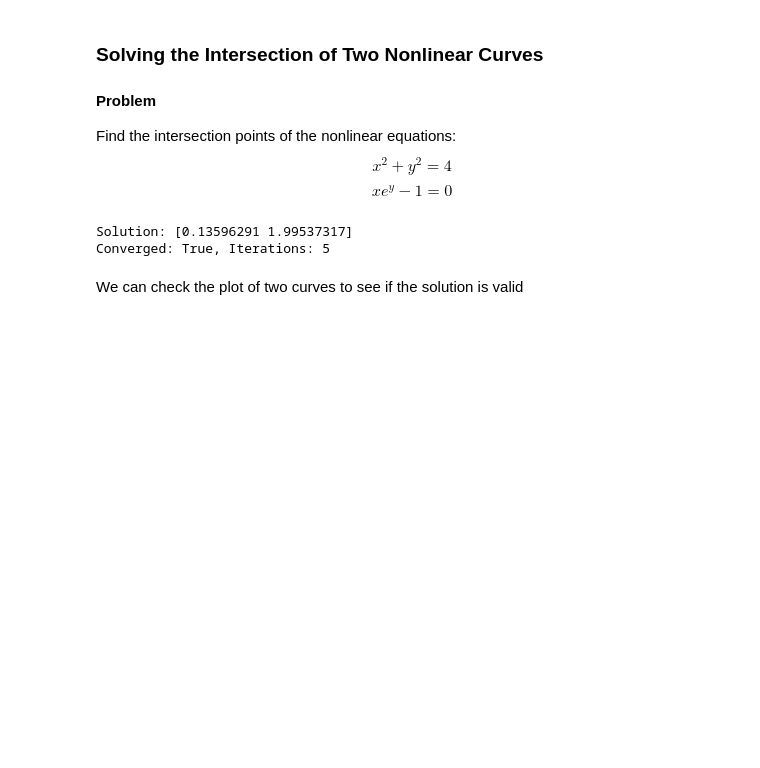
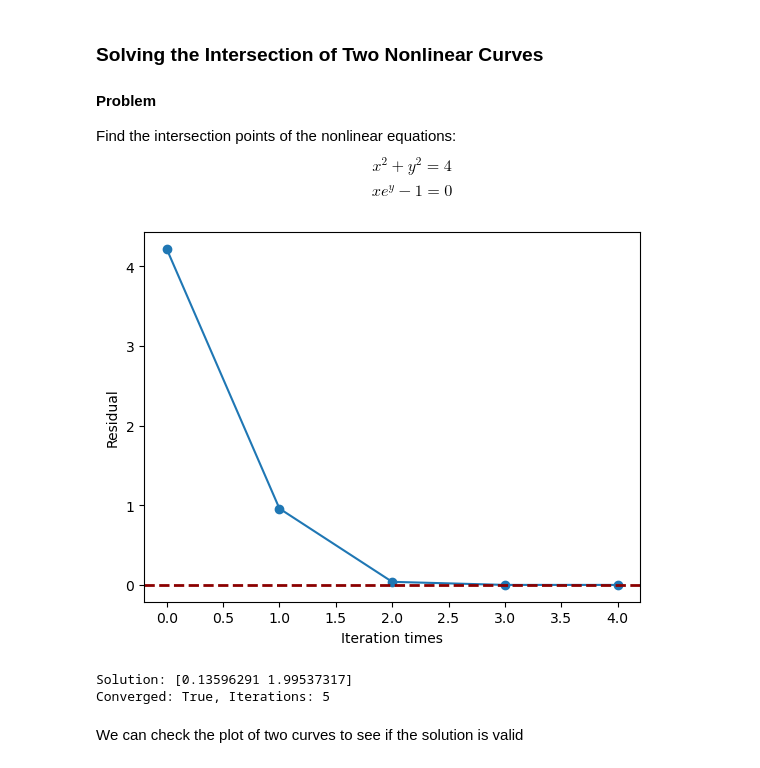
Before and after one commit to xxTianyan/Assignment1, a Jupyter notebook: Newton_Method/examples.ipynb, the cells around one changed output. Saved outputs shown, nothing was run; the diff lists cells and outputs as text; code cells hidden in the pictures; blank space fills up the shorter version.

Commit message:
show the convergence plot ability of the solver

```diff
--- a/Newton_Method/examples.ipynb
+++ b/Newton_Method/examples.ipynb
@@ -7,25 +7,26 @@ $$xe^y-1=0$$
 # %%
 import numpy as np
 from function import NewtonSolver
 
 def func(x):
     return np.array([
         x[0]**2 + x[1]**2 - 4,  # Circle equation
         x[0] * np.exp(x[1]) - 1 # Exponential equation
     ])
 
 def jac(x):
     return np.array([
         [2*x[0], 2*x[1]],        # Derivatives of f1
         [np.exp(x[1]), x[0]*np.exp(x[1])]  # Derivatives of f2
     ])
 
 x0 = np.array([0, 1.0])  # Initial guess
-root, info = NewtonSolver(func, x0, jac)
+root, info = NewtonSolver(func, x0, jac,plot=True)
 
 print(f"Solution: {root}")
 print(f"Converged: {info['converged']}, Iterations: {info['iterations']}")
 # %% [output]
+[figure, added]
 Solution: [0.13596291 1.99537317]
 Converged: True, Iterations: 5
 # %% [markdown]
```
